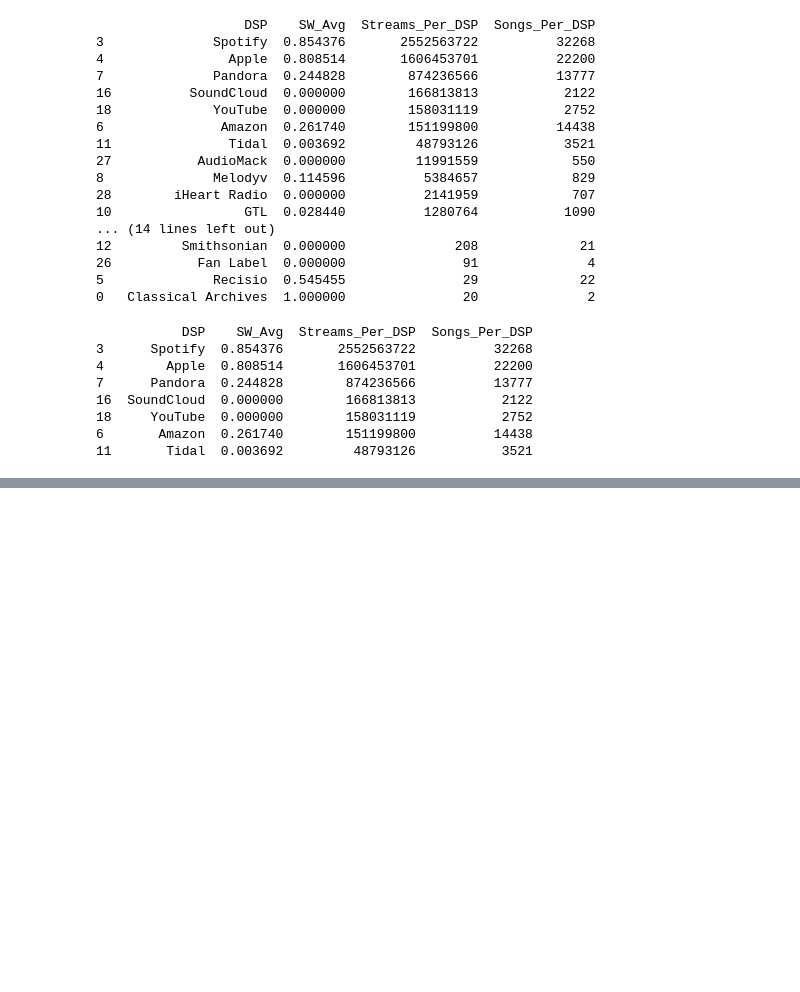
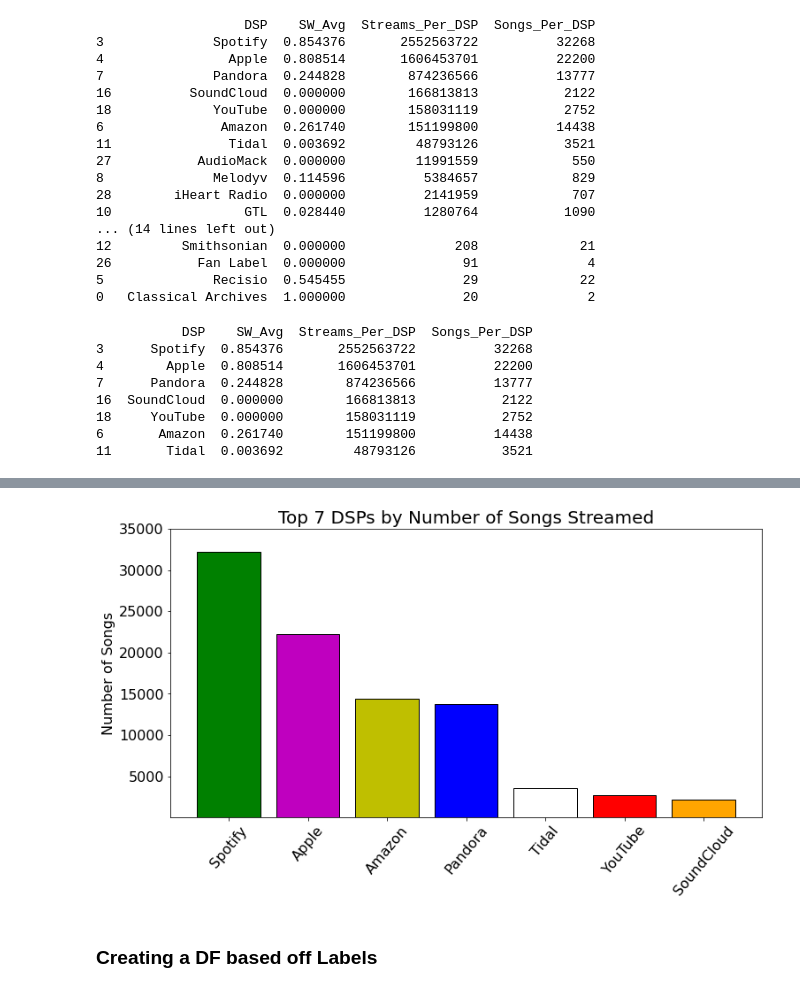
Before and after one commit to NSS-Data-Analytics-Cohort-6/mlc-project-nan-nagini, a Jupyter notebook: Notebooks/MLC_Dataset.ipynb, the cells around one changed output, grey strips where cells are left out. Saved outputs shown, nothing was run; the diff lists cells and outputs as text; code cells hidden in the pictures; blank space fills up the shorter version.

```diff
--- a/Notebooks/MLC_Dataset.ipynb
+++ b/Notebooks/MLC_Dataset.ipynb
@@ -636,0 +669,4 @@ plt.title('Top 7 DSPs by Number of Songs Streamed');
+# %%
+# Subset the DSPs by Songs_Per_DSP
+Songs_Per_DSP_df = DSP_df2.sort_values(by=['Songs_Per_DSP'], ascending=False)
+print(Songs_Per_DSP_df)
@@ -636,0 +691,3 @@ plt.title('Top 7 DSPs by Number of Songs Streamed');
+# %%
+top_7_sdp = Songs_Per_DSP_df.loc[Songs_Per_DSP_df['DSP'].isin(['Spotify','Apple', 'Pandora', 'SoundCloud', 'YouTube', 'Amazon', 'Tidal'])]
+print(top_7_sdp)
@@ -636,0 +703,12 @@ plt.title('Top 7 DSPs by Number of Songs Streamed');
+# %%
+# Plot top 7 by Songs_Per_DSP
+plt.figure(figsize=(12, 6))
+plt.bar(top_7_sdp.DSP, top_7_sdp.Songs_Per_DSP, color=['g', 'm', 'y', 'b', '1', 'r', 'orange'], edgecolor='black')
+plt.ylabel('Number of Songs', fontsize=16)
+plt.xticks(rotation = 50, fontsize=16)
+plt.yticks([5000, 10000, 15000, 20000, 25000, 30000, 35000], fontsize=16)
+plt.title('Top 7 DSPs by Number of Songs Streamed', fontsize=20);
+# %% [output]
+[figure, added]
+# %% [markdown]
+### Creating a DF based off Labels
```
Also changed, not shown: parts of 24 cells of this notebook.
